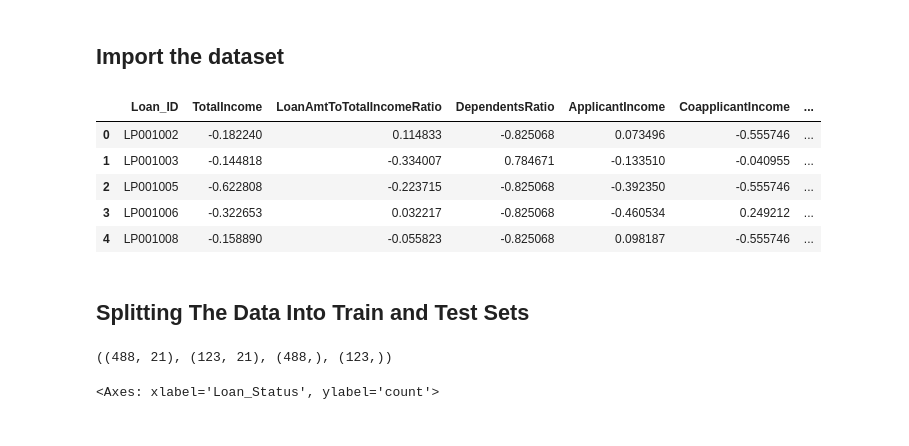
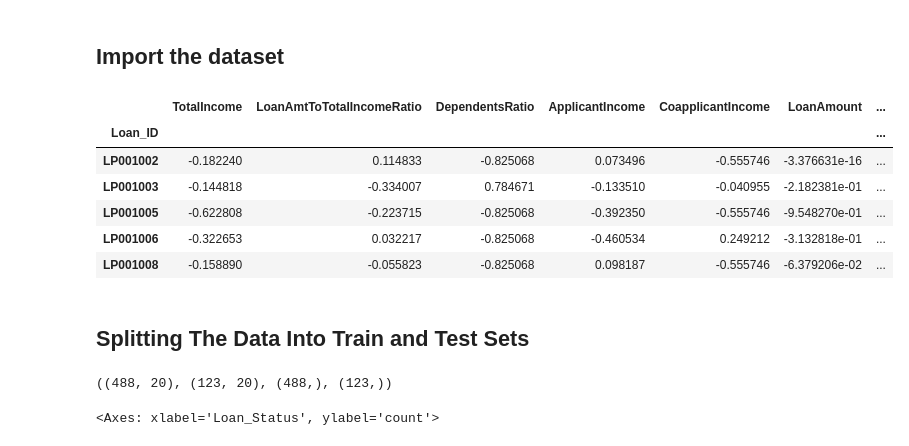
Before and after one commit to AnuOluwatomiwa/explainable-ai-credit-risk-assessment-project, a Jupyter notebook: documentation/03model.ipynb, the cells around one changed output. Cells and saved outputs as stored; diff of their text form; code cells hidden in the pictures.

Commit message:
Fixed bug rendered in XAI.py as invalid col=Loan_ID by # Adding Loan_ID to full_df_engineered

```diff
--- a/documentation/03model.ipynb
+++ b/documentation/03model.ipynb
@@ -15,14 +15,25 @@ pd.set_option('display.max_columns', None)
 # %%
 df = pd.read_excel('../data/dataset_v1.xlsx', index_col="Loan_ID")
 full_df_engineered = pd.read_excel("../data/dataset_v3.xlsx")
+# Adding Loan_ID to full_df_engineered
+common_columns = full_df_engineered.columns.intersection(df.columns)
+filtered_df = df[common_columns]
+# Next step
+filtered_df.reset_index(inplace=True)
+full_df_engineered = full_df_engineered.loc[filtered_df.index]
+full_df_engineered['Loan_ID'] = filtered_df['Loan_ID'].values
+full_df_engineered.set_index('Loan_ID', inplace=True)
+
+#df.head()
 full_df_engineered.head()
 # %% [output]
-|  | Loan_ID | TotalIncome | LoanAmtToTotalIncomeRatio | DependentsRatio | ApplicantIncome | CoapplicantIncome | ... |
-| 0 | LP001002 | -0.182240 | 0.114833 | -0.825068 | 0.073496 | -0.555746 | ... |
-| 1 | LP001003 | -0.144818 | -0.334007 | 0.784671 | -0.133510 | -0.040955 | ... |
-| 2 | LP001005 | -0.622808 | -0.223715 | -0.825068 | -0.392350 | -0.555746 | ... |
-| 3 | LP001006 | -0.322653 | 0.032217 | -0.825068 | -0.460534 | 0.249212 | ... |
-| 4 | LP001008 | -0.158890 | -0.055823 | -0.825068 | 0.098187 | -0.555746 | ... |
+|  | TotalIncome | LoanAmtToTotalIncomeRatio | DependentsRatio | ApplicantIncome | CoapplicantIncome | LoanAmount | ... |
+| Loan_ID |  |  |  |  |  |  | ... |
+| LP001002 | -0.182240 | 0.114833 | -0.825068 | 0.073496 | -0.555746 | -3.376631e-16 | ... |
+| LP001003 | -0.144818 | -0.334007 | 0.784671 | -0.133510 | -0.040955 | -2.182381e-01 | ... |
+| LP001005 | -0.622808 | -0.223715 | -0.825068 | -0.392350 | -0.555746 | -9.548270e-01 | ... |
+| LP001006 | -0.322653 | 0.032217 | -0.825068 | -0.460534 | 0.249212 | -3.132818e-01 | ... |
+| LP001008 | -0.158890 | -0.055823 | -0.825068 | 0.098187 | -0.555746 | -6.379206e-02 | ... |
 # %% [markdown]
 ## Splitting The Data Into Train and Test Sets
 # %%
@@ -31,7 +42,7 @@ y = full_df_engineered['Loan_Status'].copy()
 x_train, x_test, y_train, y_test = train_test_split(x, y, test_size=.2, random_state=42)
 x_train.shape, x_test.shape, y_train.shape, y_test.shape
 # %% [output]
-((488, 21), (123, 21), (488,), (123,))
+((488, 20), (123, 20), (488,), (123,))
 # %%
 x_train.to_csv("../data/x_train.csv")
 x_test.to_csv("../data/x_test.csv")
```
Also changed, not shown: parts of 3 cells of this notebook, 10 other files.
